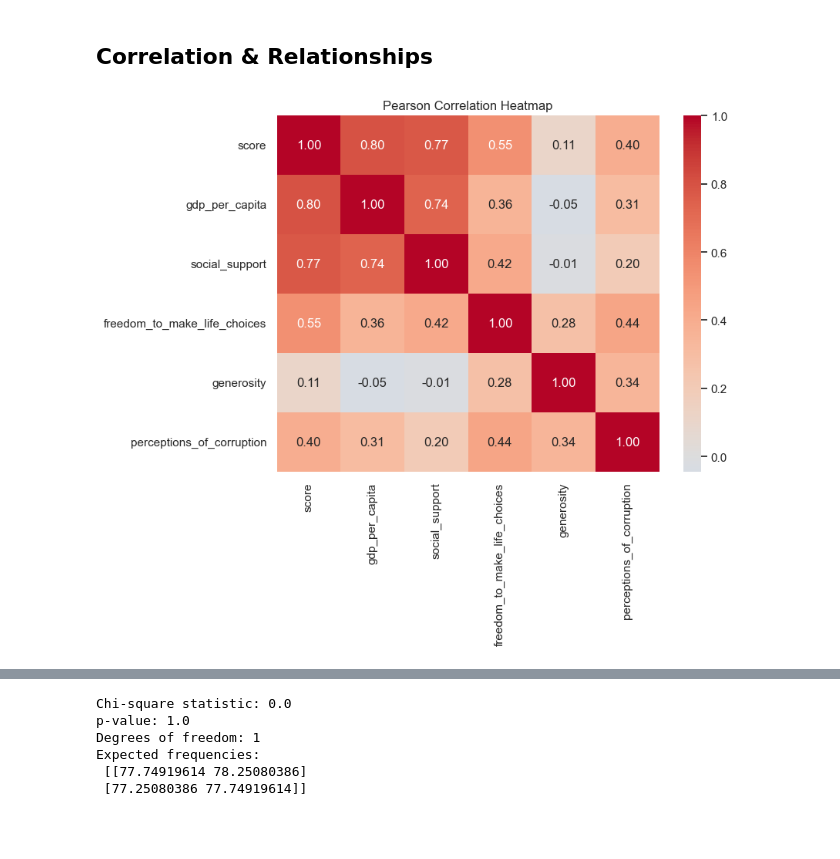
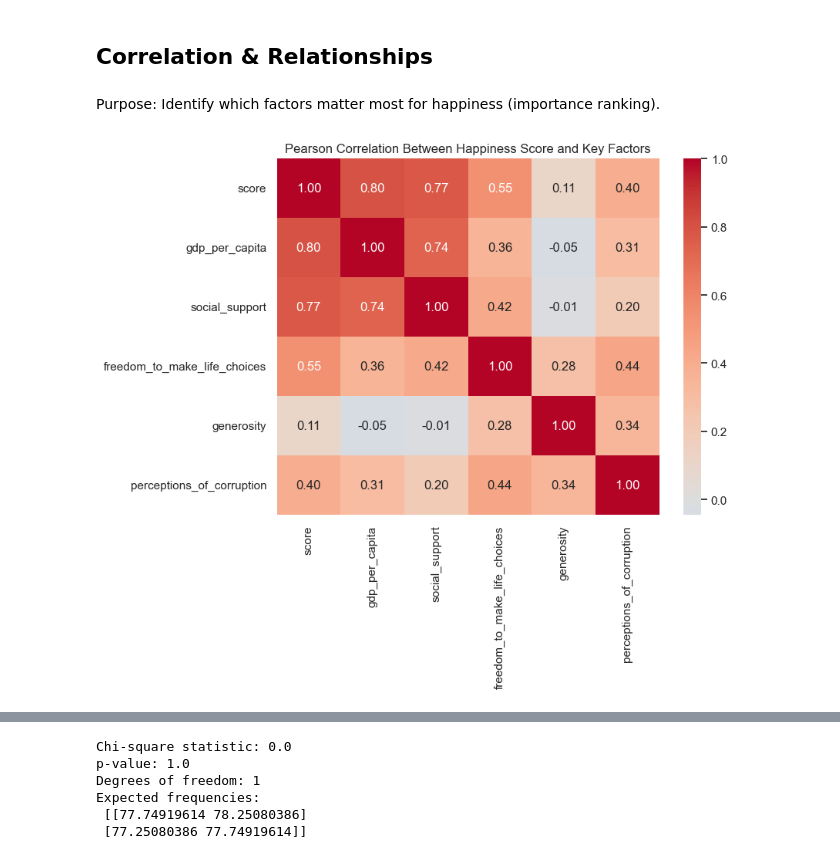
Before and after one commit to Tsuna-mi/happiness-eda-project, a Jupyter notebook: notebooks/happiness_eda.ipynb, the cells around one changed output, grey strips where cells are left out. Cells and saved outputs as stored; diff of their text form; code cells hidden in the pictures; blank space fills up the shorter version.

```diff
--- a/notebooks/happiness_eda.ipynb
+++ b/notebooks/happiness_eda.ipynb
@@ -1065,13 +1070,22 @@ for col in analysis_cols:  # analysis_cols excludes 'year' and 'overall_rank'
 # %% [markdown]
 ## Correlation & Relationships
+# %% [markdown]
+Purpose: Identify which factors matter most for happiness (importance ranking).
 # %%
 # Pearson correlation matrix
+
+heatmap_dir = "../visualizations/bivariate_plots/heatmap"
+os.makedirs(heatmap_dir, exist_ok=True)
 
 corr = df_cleaned[analysis_cols].corr(method='pearson')
 
 plt.figure(figsize=(8,6))
 sns.heatmap(corr, annot=True, cmap="coolwarm", center=0, fmt=".2f")
-plt.title("Pearson Correlation Heatmap")
+plt.title("Pearson Correlation Between Happiness Score and Key Factors")
+
+filepath = f"{heatmap_dir}/pearson-heatmap.png"
+plt.savefig(filepath, dpi=300, bbox_inches='tight')
+
 plt.show()
 # %% [output]
-[figure, old version]
+[figure, new version]
```
Also changed, not shown: parts of 13 cells of this notebook, 34 other files.
